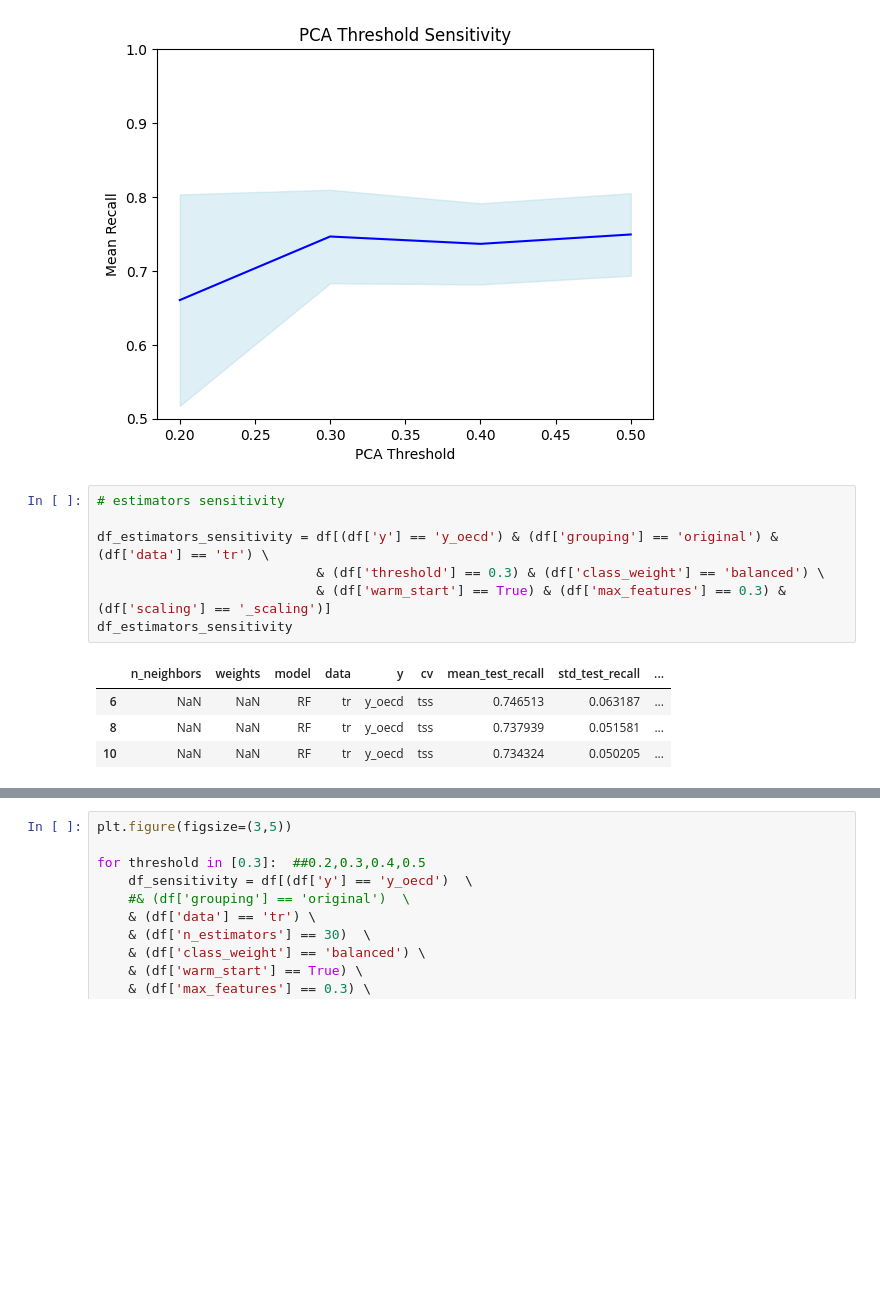
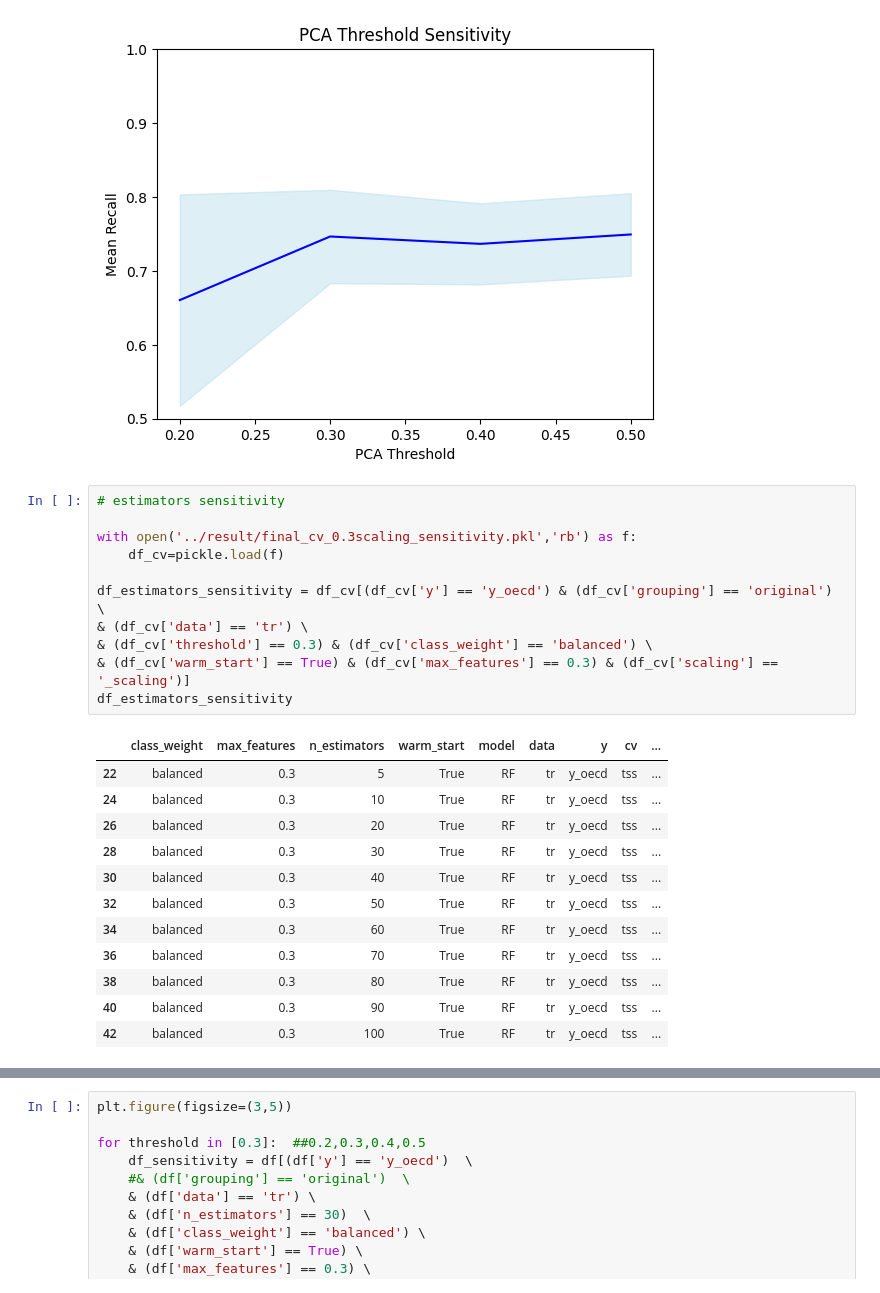
Before and after one commit to rlieu/milestoneII, a Jupyter notebook: models/4.sensitivity.ipynb, the cells around one changed output, grey strips where cells are left out. Saved outputs shown, nothing was run; the diff lists cells and outputs as text; blank space fills up the shorter version.

```diff
--- a/models/4.sensitivity.ipynb
+++ b/models/4.sensitivity.ipynb
@@ -67,15 +67,27 @@ Text(0, 0.5, 'Mean Recall')
 # %%
 # estimators sensitivity
 
-df_estimators_sensitivity = df[(df['y'] == 'y_oecd') & (df['grouping'] == 'original') & (df['data'] == 'tr') \
-                            & (df['threshold'] == 0.3) & (df['class_weight'] == 'balanced') \
-                            & (df['warm_start'] == True) & (df['max_features'] == 0.3) & (df['scaling'] == '_scaling')]
+with open('../result/final_cv_0.3scaling_sensitivity.pkl','rb') as f:
+    df_cv=pickle.load(f)
+
+df_estimators_sensitivity = df_cv[(df_cv['y'] == 'y_oecd') & (df_cv['grouping'] == 'original') \
+& (df_cv['data'] == 'tr') \
+& (df_cv['threshold'] == 0.3) & (df_cv['class_weight'] == 'balanced') \
+& (df_cv['warm_start'] == True) & (df_cv['max_features'] == 0.3) & (df_cv['scaling'] == '_scaling')]
 df_estimators_sensitivity
 # %% [output]
-|  | n_neighbors | weights | model | data | y | cv | mean_test_recall | std_test_recall | ... |
-| 6 | NaN | NaN | RF | tr | y_oecd | tss | 0.746513 | 0.063187 | ... |
-| 8 | NaN | NaN | RF | tr | y_oecd | tss | 0.737939 | 0.051581 | ... |
-| 10 | NaN | NaN | RF | tr | y_oecd | tss | 0.734324 | 0.050205 | ... |
+|  | class_weight | max_features | n_estimators | warm_start | model | data | y | cv | ... |
+| 22 | balanced | 0.3 | 5 | True | RF | tr | y_oecd | tss | ... |
+| 24 | balanced | 0.3 | 10 | True | RF | tr | y_oecd | tss | ... |
+| 26 | balanced | 0.3 | 20 | True | RF | tr | y_oecd | tss | ... |
+| 28 | balanced | 0.3 | 30 | True | RF | tr | y_oecd | tss | ... |
+| 30 | balanced | 0.3 | 40 | True | RF | tr | y_oecd | tss | ... |
+| 32 | balanced | 0.3 | 50 | True | RF | tr | y_oecd | tss | ... |
+| 34 | balanced | 0.3 | 60 | True | RF | tr | y_oecd | tss | ... |
+| 36 | balanced | 0.3 | 70 | True | RF | tr | y_oecd | tss | ... |
+| 38 | balanced | 0.3 | 80 | True | RF | tr | y_oecd | tss | ... |
+| 40 | balanced | 0.3 | 90 | True | RF | tr | y_oecd | tss | ... |
+| 42 | balanced | 0.3 | 100 | True | RF | tr | y_oecd | tss | ... |
 # %%
 x = df_estimators_sensitivity['n_estimators']
 y = df_estimators_sensitivity['mean_test_recall']
```
Also changed, not shown: parts of 1 cell of this notebook.
